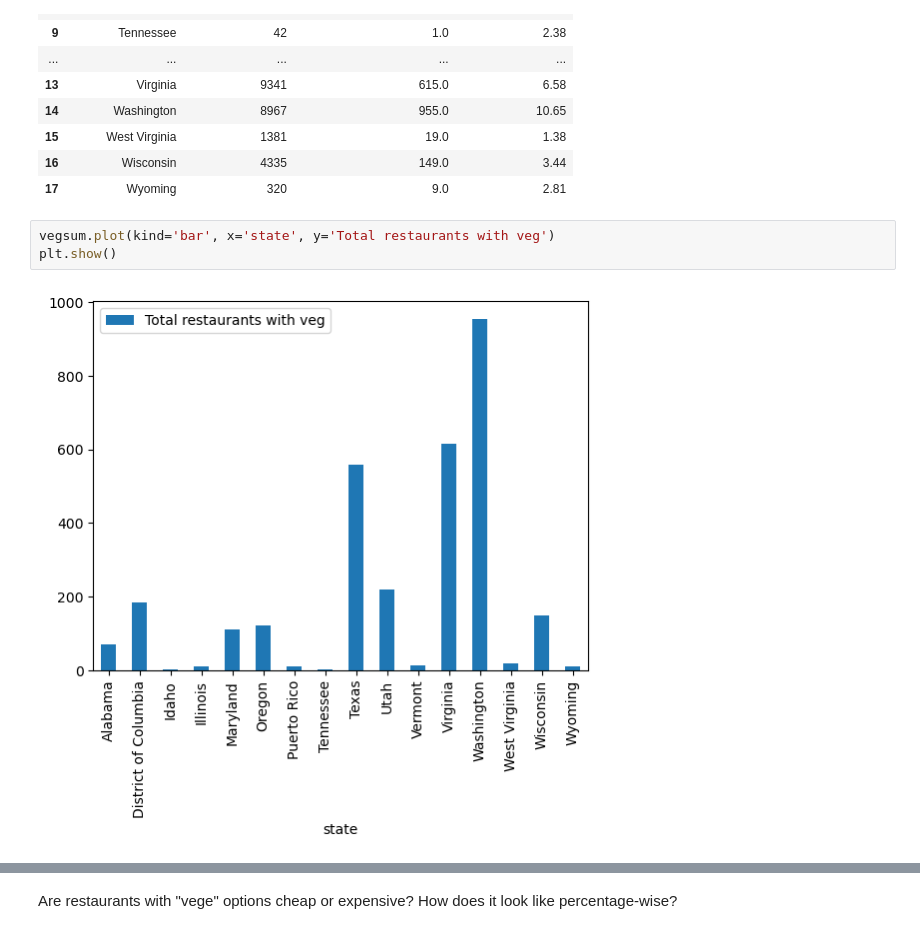
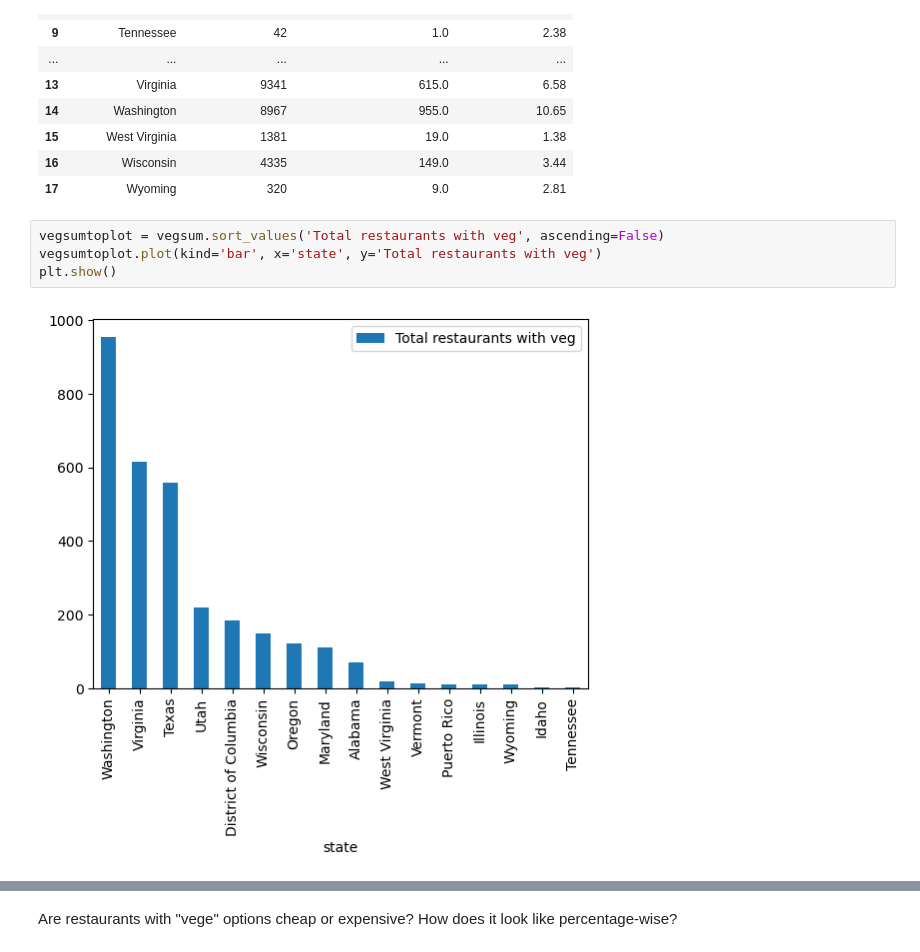
Before and after one commit to infoshareacademy/JDSZR11-DatA_Team, a Jupyter notebook: final_presentation.ipynb, the cells around one changed output, grey strips where cells are left out. Drawn from its saved outputs; the diff is of its cells as text.

Commit message:
addded sorting in plots, added image

```diff
--- a/final_presentation.ipynb
+++ b/final_presentation.ipynb
@@ -218,7 +219,8 @@ sumresveg
 | 16 | Wisconsin | 4335 | 149.0 | 3.44 |
 | 17 | Wyoming | 320 | 9.0 | 2.81 |
 # %%
-vegsum.plot(kind='bar', x='state', y='Total restaurants with veg')
+vegsumtoplot = vegsum.sort_values('Total restaurants with veg', ascending=False)
+vegsumtoplot.plot(kind='bar', x='state', y='Total restaurants with veg')
 plt.show()
 # %% [output]
-[figure, old version]
+[figure, new version]
```
Also changed, not shown: parts of 2 cells of this notebook, 1 other file.
